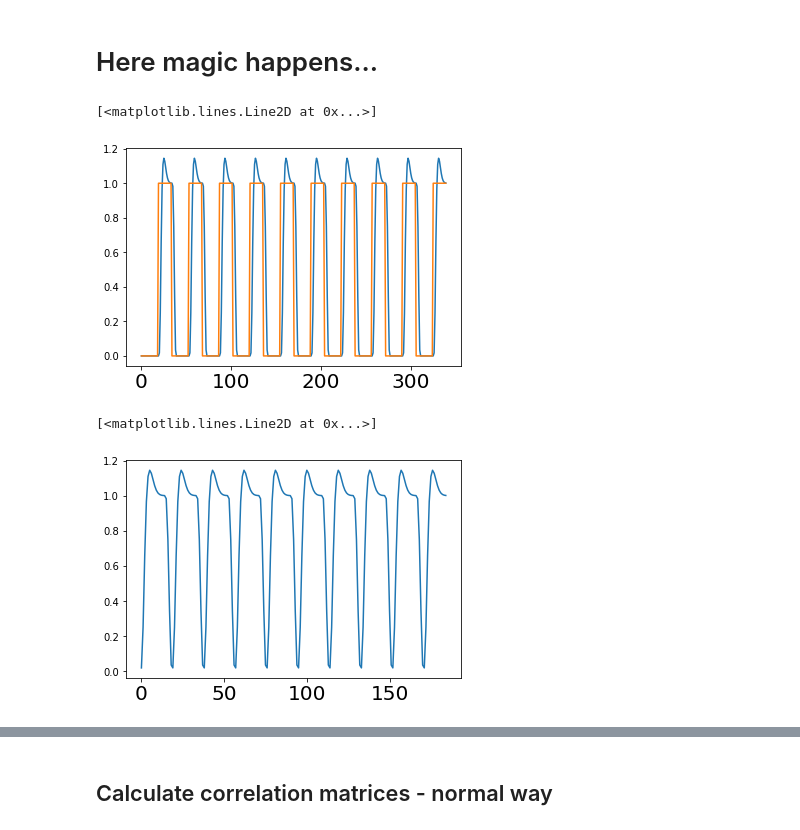
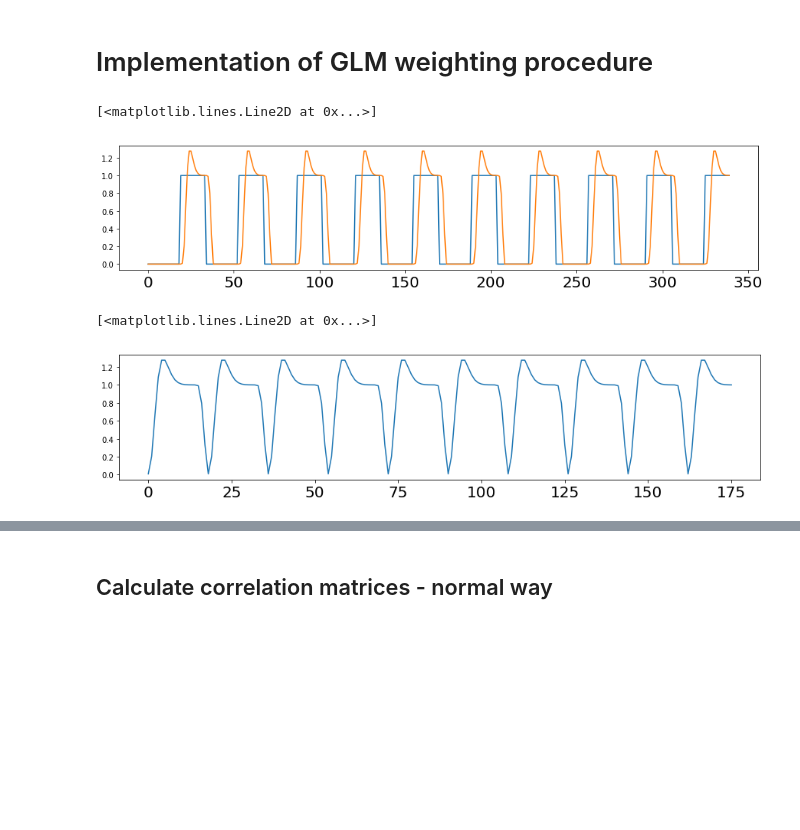
Before and after one commit to kbonna/LearningBrain_networks, a Jupyter notebook: notebooks/glm_connectivity_weighting.ipynb, the cells around one changed output, grey strips where cells are left out. Drawn from its saved outputs; the diff is of its cells as text; code cells hidden in the pictures; blank space fills up the shorter version.

```diff
--- a/notebooks/glm_connectivity_weighting.ipynb
+++ b/notebooks/glm_connectivity_weighting.ipynb
@@ -25,9 +24,7 @@ t_r = 2
 n_scans = 340
 
 onsets_dir = '/home/finc/Dropbox/Projects/LearningBrain/github/LearningBrain_networks/support/onsets_dualnback.csv'
-
 events = pd.read_csv(onsets_dir)
-
 frame_times = np.arange(n_scans) * t_r
 
 #------ step 1
@@ -36,8 +33,5 @@ box = box.reset_index()
 
 # ----- step 2
 
-box_hrf = make_design_matrix(frame_times, events, hrf_model = 'spm')
+box_hrf = make_design_matrix(frame_times, events, hrf_model = 'glover')
 box_hrf  = box_hrf.reset_index()
-
-plt.plot(box['2-back'])
-plt.plot(box_hrf['2-back'])
@@ -68,16 +38,18 @@ plotting.plot_matrix(correlation_matrix)
-# %% [markdown]
-Here magic happens...
-============================
+# %% [markdown]
+Implementation of GLM weighting procedure
+============================
 # %%
 rect_box_hrf = np.array([0 if elem < 0 else elem for elem in box_hrf['2-back']])
+plt.figure(figsize = (15, 3))
+plt.plot(box['2-back'])
 plt.plot(rect_box_hrf)
-plt.plot(box['2-back'])
 # %% [output]
 [<matplotlib.lines.Line2D at 0x...>]
-[figure, old version]
+[figure, new version]
 # %%
 rect_nnz = rect_box_hrf[np.nonzero(rect_box_hrf)]
+plt.figure(figsize = (15, 3))
 plt.plot(rect_nnz)
 # %% [output]
 [<matplotlib.lines.Line2D at 0x...>]
-[figure, old version]
+[figure, new version]
```
Also changed, not shown: parts of 63 cells of this notebook, 12 other files.
